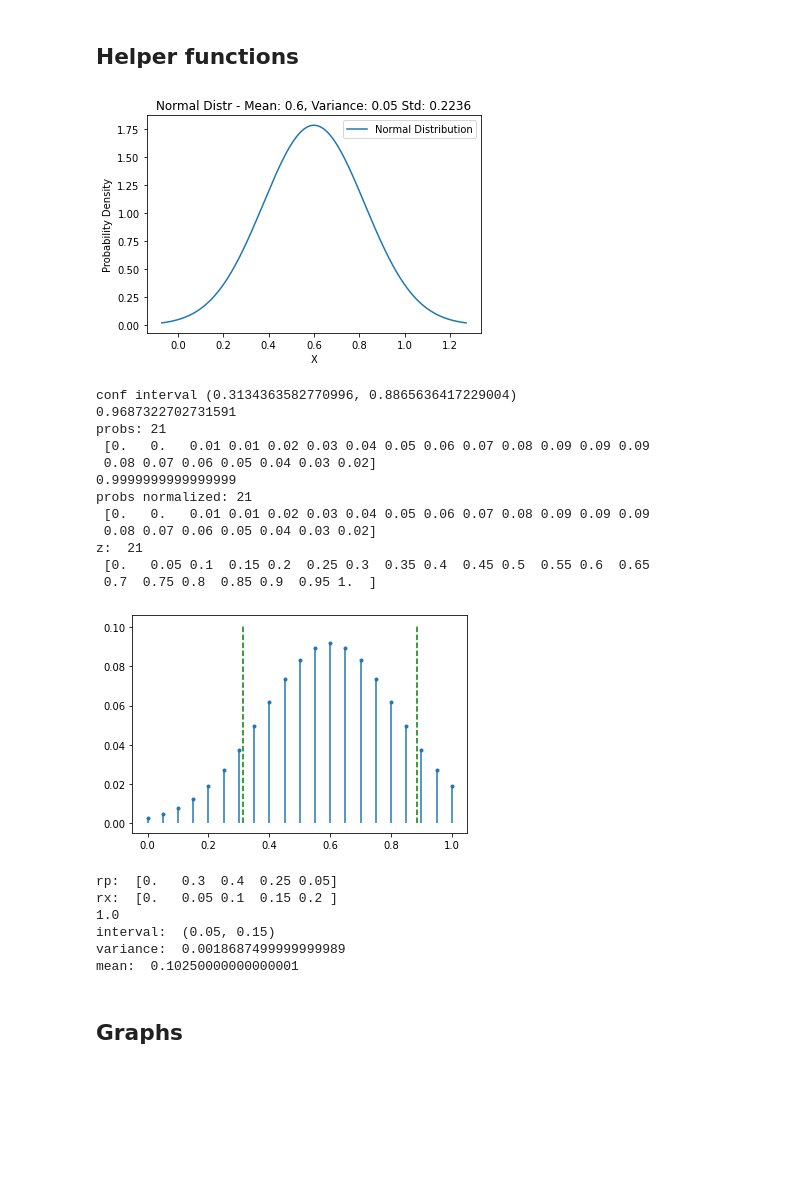
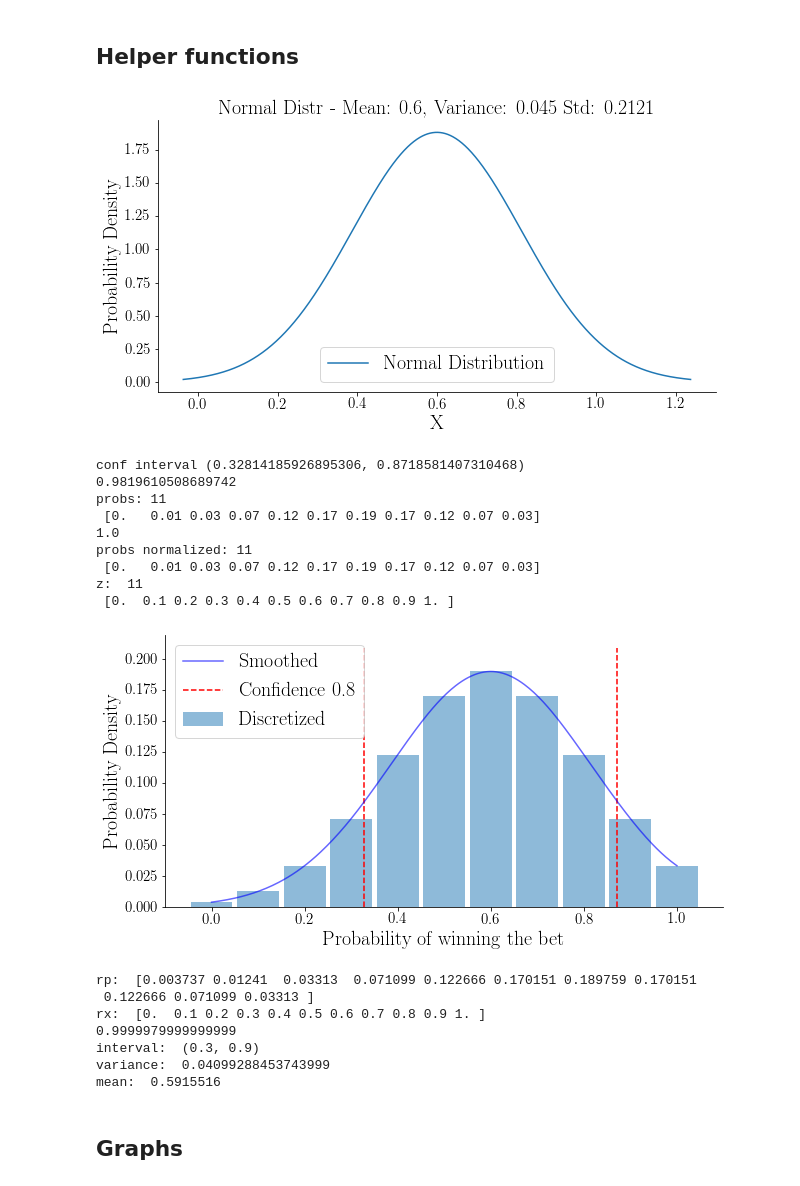
Before and after one commit to yannikschnitzer/prism, a Jupyter notebook: prism/distr.ipynb, the cells around one changed output. Drawn from its saved outputs; the diff is of its cells as text; code cells hidden in the pictures; blank space fills up the shorter version.

Commit message:
working on custom betting game models for granularity

```diff
--- a/prism/distr.ipynb
+++ b/prism/distr.ipynb
@@ -78,32 +94,42 @@ def norm_gran_simplified(mean, variance,conf=0.9, debug=True, vmin=0, vmax=1, ym
 # %%
+# Graph Formating
+matplotlib.rcParams.update({
+    'font.family': 'serif',
+    'text.usetex': True,
+    'text.latex.preamble': r'\usepackage{amsfonts}',
+    'axes.spines.right':False,
+    'axes.spines.top': False
+})
+# font size in the graph
+graphsize = 30
+fig_size= (10,5)
 # projection code?
 # gamma_gran(a=1)
 ymax = 1
 mean = 0.6
-variance = 0.05
+variance = 0.045
 conf = 0.8
 vmin = 0.0; vmax = 1.0
-desired_atoms = 21
+desired_atoms = 11
 
 norm_gran_simplified(mean, variance, conf,
                      vmin=vmin, vmax=vmax, ymax=ymax, bins =desired_atoms,
-                     debug=False, save='tests/betting_game/param_p.csv'
+                     debug=False,
+                     save =None
+                    #  save='tests/betting_game/param_p_'+str(desired_atoms)+'.csv'
                      )
 # %% [output]
-[figure, old version]
+[figure, new version]
-conf interval (0.3134363582770996, 0.8865636417229004)
-0.9687322702731591
-probs: 21
- [0.   0.   0.01 0.01 0.02 0.03 0.04 0.05 0.06 0.07 0.08 0.09 0.09 0.09
- 0.08 0.07 0.06 0.05 0.04 0.03 0.02]
-0.9999999999999999
-probs normalized: 21
- [0.   0.   0.01 0.01 0.02 0.03 0.04 0.05 0.06 0.07 0.08 0.09 0.09 0.09
- 0.08 0.07 0.06 0.05 0.04 0.03 0.02]
-z:  21
- [0.   0.05 0.1  0.15 0.2  0.25 0.3  0.35 0.4  0.45 0.5  0.55 0.6  0.65
- 0.7  0.75 0.8  0.85 0.9  0.95 1.  ]
+conf interval (0.32814185926895306, 0.8718581407310468)
+0.9819610508689742
+probs: 11
+ [0.   0.01 0.03 0.07 0.12 0.17 0.19 0.17 0.12 0.07 0.03]
+1.0
+probs normalized: 11
+ [0.   0.01 0.03 0.07 0.12 0.17 0.19 0.17 0.12 0.07 0.03]
+z:  11
+ [0.  0.1 0.2 0.3 0.4 0.5 0.6 0.7 0.8 0.9 1. ]
-[figure, old version]
+[figure, new version]
 # %%
 def verify_confidence(rx, rp, filepath=None, conf=0.8, debug=True):
 
@@ -125,17 +151,18 @@ def verify_confidence(rx, rp, filepath=None, conf=0.8, debug=True):
     print('variance: ', distr.var())
     print('mean: ', distr.mean())
 # %%
-path = 'tests/betting_game/param_p_jackpot.csv'
+path = 'tests/betting_game/param_p_11.csv'
 verify_confidence(None, None,path)
 # sanity check
 # verify_confidence(np.array([1.0,2.0]), np.array([0.5,0.5]))
 # %% [output]
-rp:  [0.   0.3  0.4  0.25 0.05]
-rx:  [0.   0.05 0.1  0.15 0.2 ]
-1.0
-interval:  (0.05, 0.15)
-variance:  0.0018687499999999989
-mean:  0.10250000000000001
+rp:  [0.003737 0.01241  0.03313  0.071099 0.122666 0.170151 0.189759 0.170151
+ 0.122666 0.071099 0.03313 ]
+rx:  [0.  0.1 0.2 0.3 0.4 0.5 0.6 0.7 0.8 0.9 1. ]
+0.9999979999999999
+interval:  (0.3, 0.9)
+variance:  0.04099288453743999
+mean:  0.5915516
 # %%
 def adjust_qr(rx, rp, rz):
 
```
Also changed, not shown: parts of 6 cells of this notebook, 8 other files.
